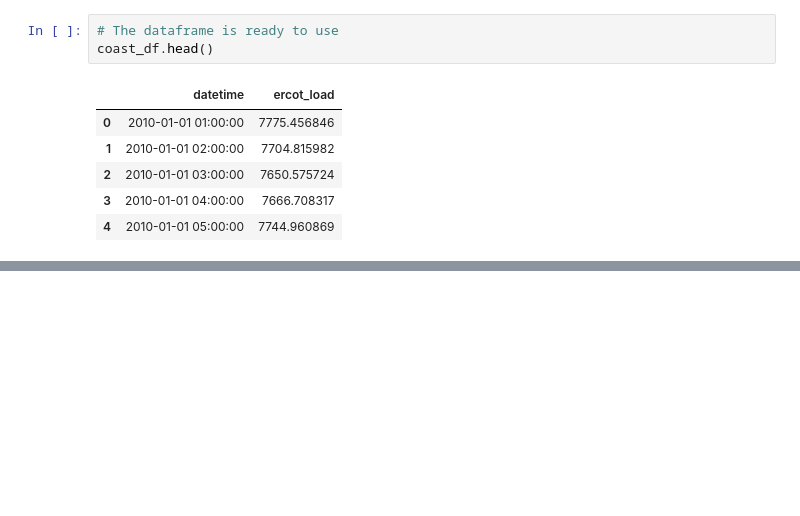
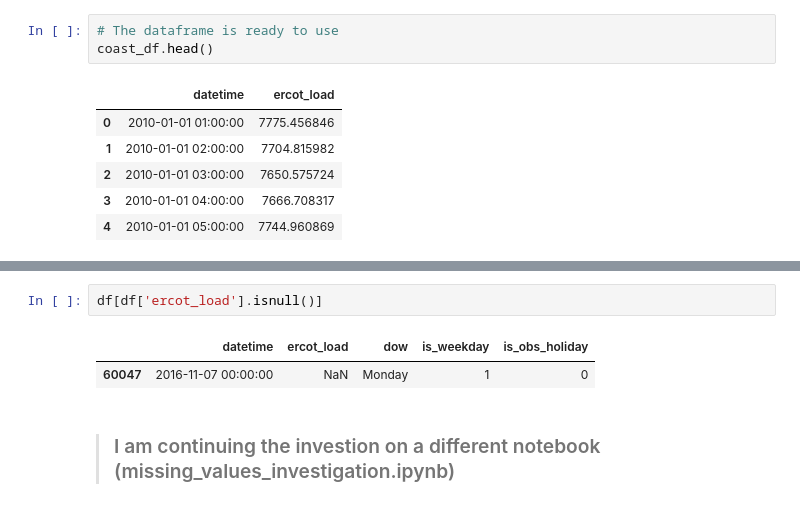
Before and after one commit to energy-demand-forecast/energy_demand_forecast, a Jupyter notebook: arsenes_dir/arsenes_scratchbook.ipynb, the cells around one changed output, grey strips where cells are left out. Saved outputs shown, nothing was run; the diff lists cells and outputs as text; blank space fills up the shorter version.

```diff
--- a/arsenes_dir/arsenes_scratchbook.ipynb
+++ b/arsenes_dir/arsenes_scratchbook.ipynb
@@ -315,0 +353,7 @@ coast_df.head()
+# %%
+df[df['ercot_load'].isnull()]
+# %% [output]
+|  | datetime | ercot_load | dow | is_weekday | is_obs_holiday |
+| 60047 | 2016-11-07 00:00:00 | NaN | Monday | 1 | 0 |
+# %% [markdown]
+>### I am continuing the investion on a different notebook (missing_values_investigation.ipynb)
```
Also changed, not shown: parts of 4 cells of this notebook, 2 other files.
